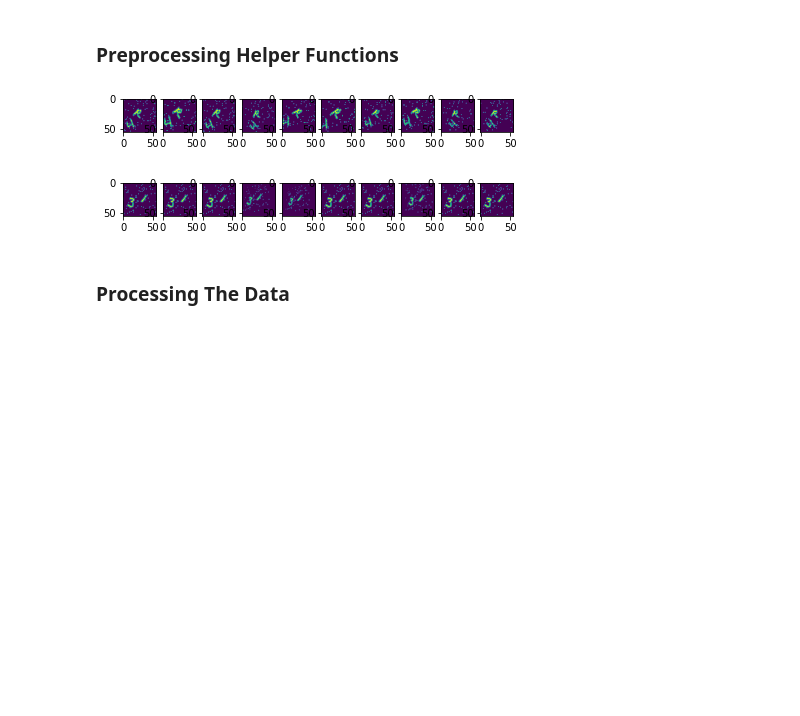
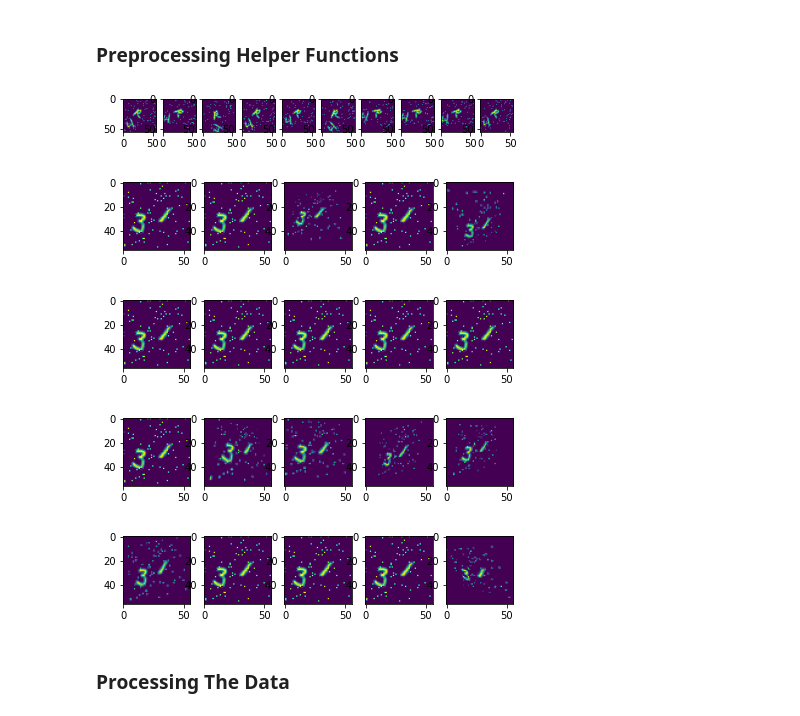
Before and after one commit to shubymao/comp551-p3, a Jupyter notebook: Project_3_Notebook.ipynb, the cells around one changed output. Drawn from its saved outputs; the diff is of its cells as text; code cells hidden in the pictures; blank space fills up the shorter version.

```diff
--- a/Project_3_Notebook.ipynb
+++ b/Project_3_Notebook.ipynb
@@ -84,7 +84,7 @@ def img_grid(row,col,imgs):
     # plt.colorbar()
     plt.show()
 # %%
-affine_manager = RandomAffine(20, scale = (0.85,1.15),  shear = 15)
+affine_manager = RandomAffine(45, scale = (0.9,1.1),  shear = 5)
 def generate_affine(image_tensor, num):
     outputs = []
     for _ in range(num):
@@ -95,20 +95,23 @@ sample_tensor = torch.from_numpy(training_data[100,None]).float()
 affined_tensors = map(lambda x: x[0], generate_affine(sample_tensor,9))
 img_grid(1,10,[sample_tensor[0],*affined_tensors])
 # %% [output]
-[figure, old version]
+[figure, new version]
 # %%
-perspective_manager = RandomPerspective(0.4)
+perspective_manager = RandomPerspective(0.5)
 def generate_pespective(image_tensor, num):
     outputs = []
     for _ in range(num):
       outputs.append(perspective_manager(image_tensor))
     return outputs
 
 sample_tensor = torch.from_numpy(training_data[2000,None]).float()
-perspective_tensors = map(lambda x: x[0], generate_pespective(sample_tensor,9))
-img_grid(1,10,[sample_tensor[0],*perspective_tensors])
+perspective_tensors = map(lambda x: x[0], generate_pespective(sample_tensor,19))
+img_grid(4,5,[sample_tensor[0],*perspective_tensors])
 # %% [output]
-[figure, old version]
+[figure, new version]
+[figure, added]
+[figure, added]
+[figure, added]
 # %%
 # transform all data to the output format
 def process_training_data(data, labels, affine_cnt = 0, perspective_cnt = 0):
```
Also changed, not shown: parts of 15 cells of this notebook.
